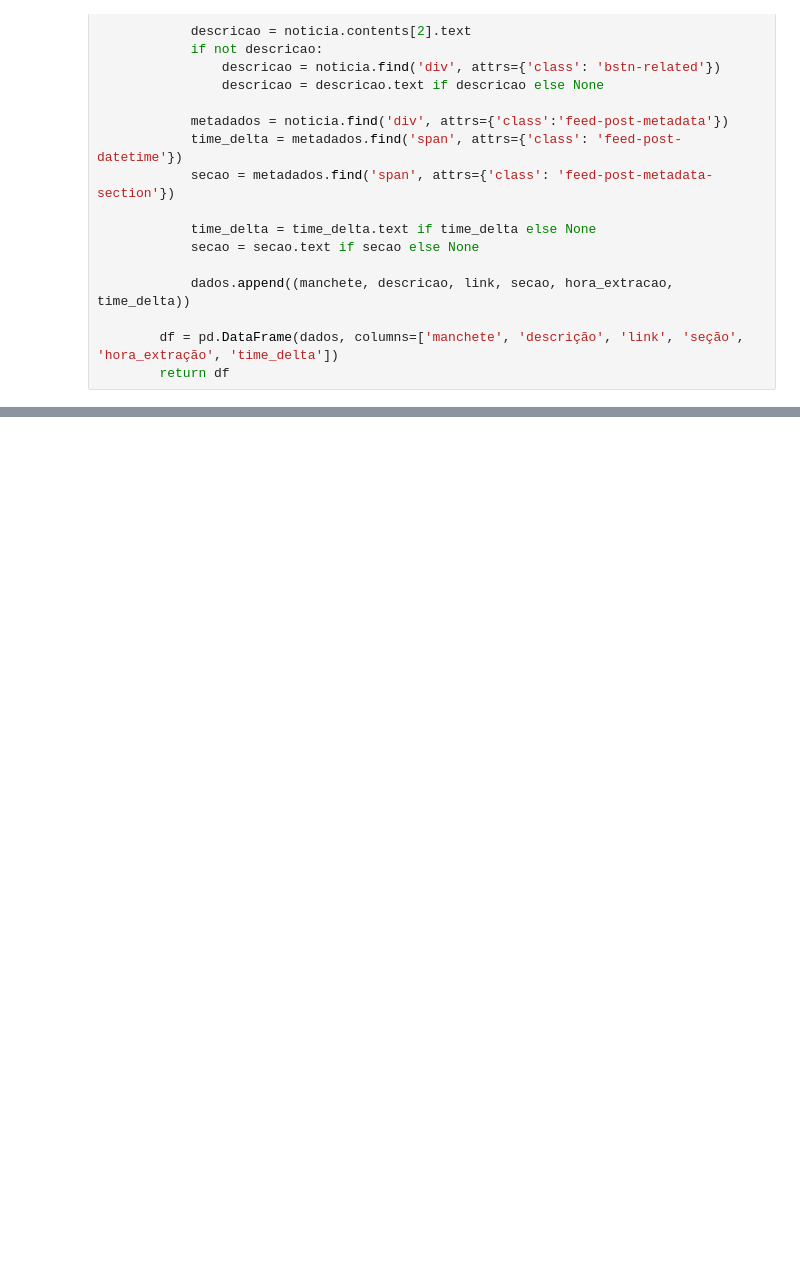
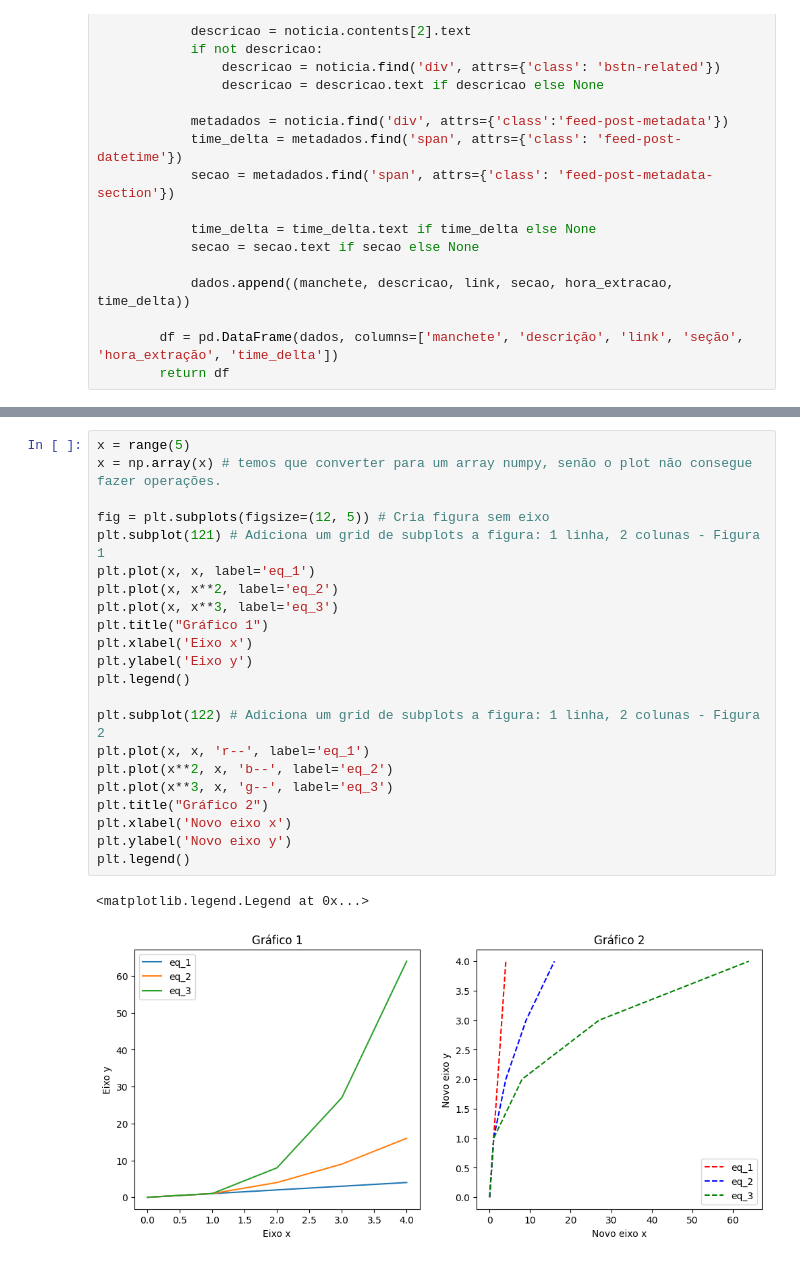
Before and after one commit to Rerisson666/Repositorio-Teste, a Jupyter notebook: FaculdadePython.ipynb, the cells around one changed output, grey strips where cells are left out. Drawn from its saved outputs; the diff is of its cells as text; blank space fills up the shorter version.

```diff
--- a/FaculdadePython.ipynb
+++ b/FaculdadePython.ipynb
@@ -920,0 +1315,25 @@ df.head()
+# %%
+x = range(5)
+x = np.array(x) # temos que converter para um array numpy, senão o plot não consegue fazer operações.
+
+fig = plt.subplots(figsize=(12, 5)) # Cria figura sem eixo
+plt.subplot(121) # Adiciona um grid de subplots a figura: 1 linha, 2 colunas - Figura 1
+plt.plot(x, x, label='eq_1')
+plt.plot(x, x**2, label='eq_2')
+plt.plot(x, x**3, label='eq_3')
+plt.title("Gráfico 1")
+plt.xlabel('Eixo x')
+plt.ylabel('Eixo y')
+plt.legend()
+
+plt.subplot(122) # Adiciona um grid de subplots a figura: 1 linha, 2 colunas - Figura 2
+plt.plot(x, x, 'r--', label='eq_1')
+plt.plot(x**2, x, 'b--', label='eq_2')
+plt.plot(x**3, x, 'g--', label='eq_3')
+plt.title("Gráfico 2")
+plt.xlabel('Novo eixo x')
+plt.ylabel('Novo eixo y')
+plt.legend()
+# %% [output]
+<matplotlib.legend.Legend at 0x...>
+[figure, added]
```
Also changed, not shown: parts of 85 cells of this notebook.
